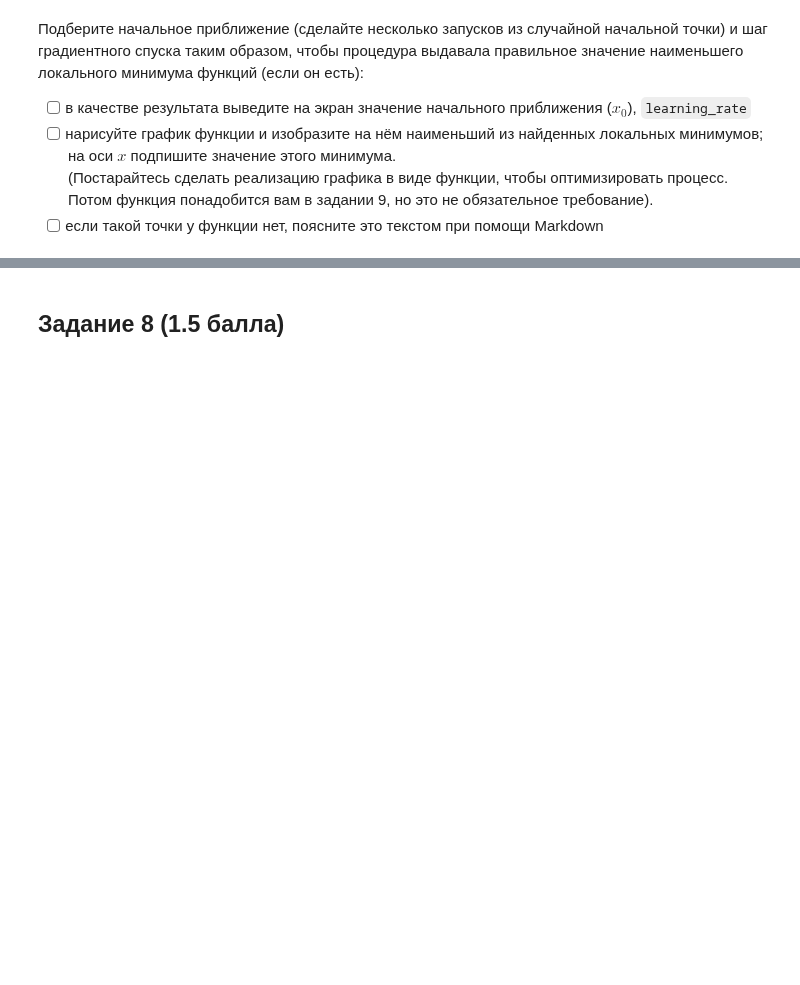
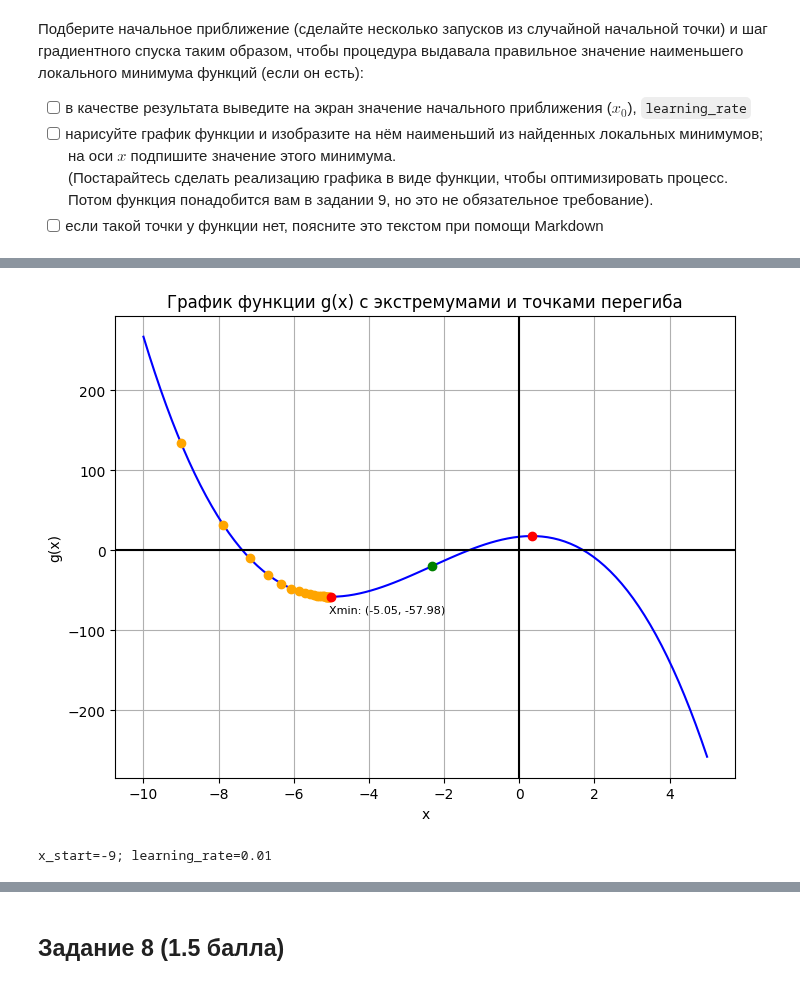
Before and after one commit to vasilyryabtsev/ml-hse-24-25, a Jupyter notebook: HW2_GD/ai_hw2_gd_base.ipynb, the cells around one changed output, grey strips where cells are left out. Cells and saved outputs as stored; diff of their text form; code cells hidden in the pictures; blank space fills up the shorter version.

```diff
--- a/HW2_GD/ai_hw2_gd_base.ipynb
+++ b/HW2_GD/ai_hw2_gd_base.ipynb
@@ -324,0 +369,14 @@ plt.show()
+# %%
+x_start = -9
+learning_rate = 0.01
+
+xmin, trace = gradient_descent(g, x_start, learning_rate, 0.01, 100, 0.001)
+
+plot_gd(g, xmin, trace, va_delta=-10)
+
+plt.show()
+
+print(f'{x_start=}; {learning_rate=}')
+# %% [output]
+[figure, added]
+x_start=-9; learning_rate=0.01
```
Also changed, not shown: parts of 15 cells of this notebook.
